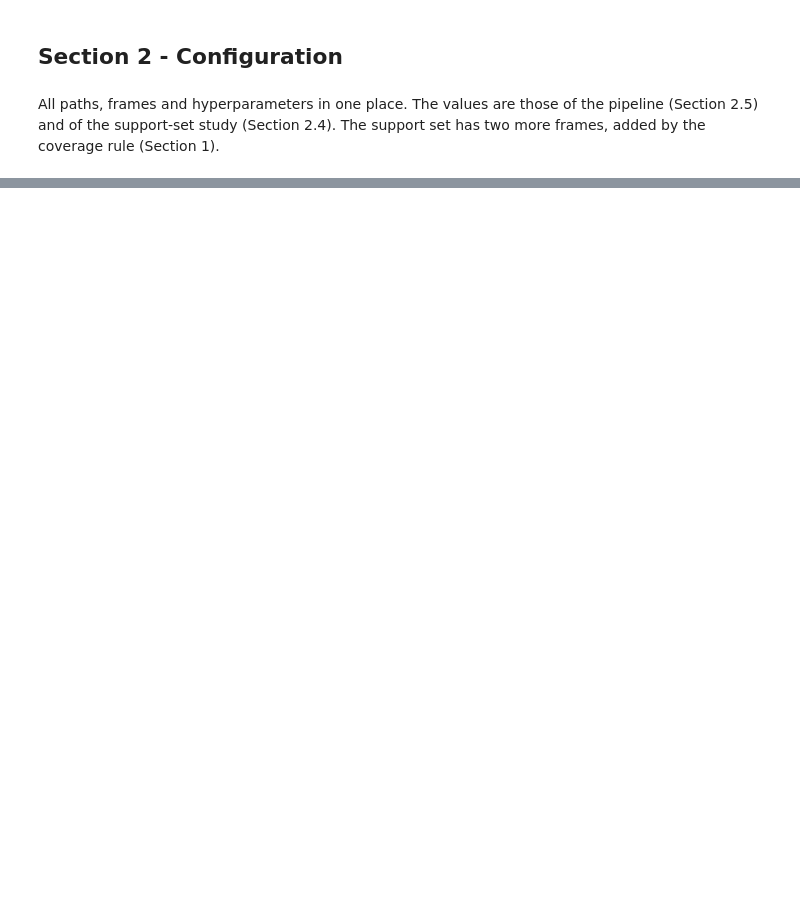
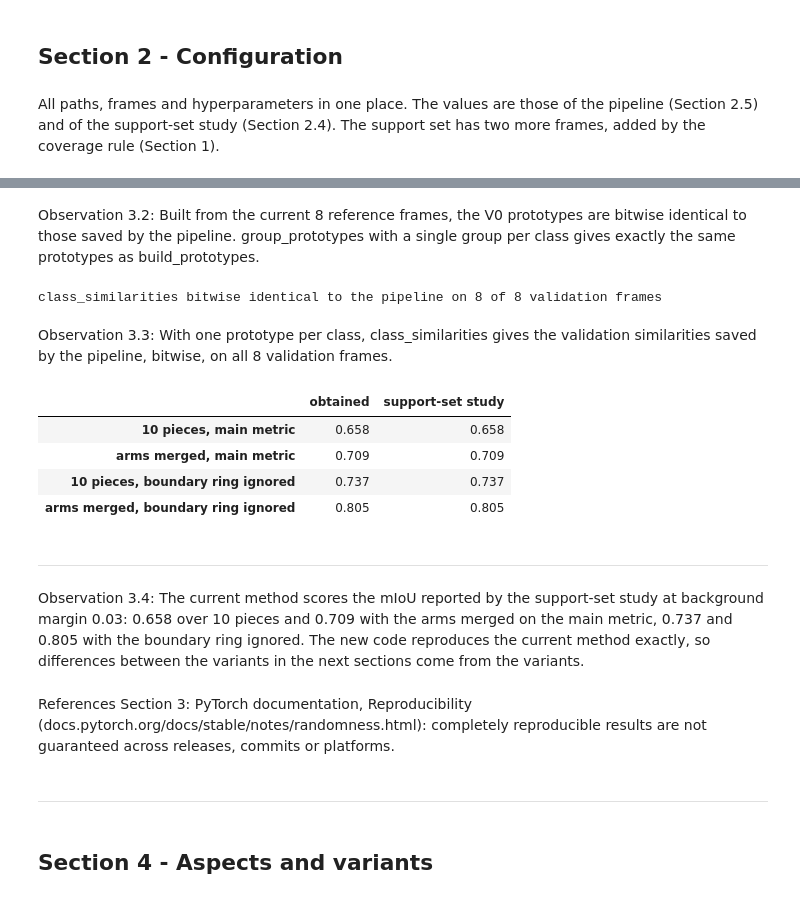
Before and after one commit to xrushofblood/vad_project, a Jupyter notebook: notebooks/phase_1_multi_prototype_study.ipynb, the cells around one changed output, grey strips where cells are left out. Drawn from its saved outputs; the diff is of its cells as text; code cells hidden in the pictures; blank space fills up the shorter version.

```diff
--- a/notebooks/phase_1_multi_prototype_study.ipynb
+++ b/notebooks/phase_1_multi_prototype_study.ipynb
@@ -48,0 +292,65 @@ import matplotlib.patches as mpatches
+# %% [markdown]
+Observation 3.2: Built from the current 8 reference frames, the V0 prototypes are bitwise identical to those saved by the pipeline. group_prototypes with a single group per class gives exactly the same prototypes as build_prototypes.
+# %%
+# 3.3 Validation frames: ground truth (support-set study, Section 4.2), features, and similarities with V0
+# computed by class_similarities, compared with the file saved by the pipeline (stored by frame name)
+with np.load(PIPELINE_SIMILARITIES_PATH) as data:
+    pipeline_similarities = {key: data[key] for key in data.files if key.endswith("__similarities")}
+
+identical = []
+for val in VALIDATION_FRAMES:
+    image_path, json_path = frame_path(val["frame"]), frame_path(val["frame"], ".json")
+    check_annotation(image_path, json_path)
+    image = Image.open(image_path).convert("RGB")
+    val["features"], size = extractor.extract(image)
+    val["gt_labels"], _ = patch_label_grid(rasterize_annotation(json_path, GT_LABELS, size), PATCH_SIZE, MIN_LABEL_COVERAGE)
+    val["gt_tolerant"] = ignore_boundary_ring(val["gt_labels"], BOUNDARY_RING)
+    val["excluded_ids"] = {CLASS_NAMES.index(name) for name in val.get("exclude", set())}
+    similarities = class_similarities(val["features"], matrix_v0, owners_v0, chunk=PROTOTYPE_CHUNK)
+    identical.append(np.array_equal(similarities, pipeline_similarities[f"{val['frame']}__similarities"]))
+
+EXCLUDED = [val["excluded_ids"] for val in VALIDATION_FRAMES]
+print(f"class_similarities bitwise identical to the pipeline on {sum(identical)} of {len(identical)} validation frames")
+# %% [output]
+class_similarities bitwise identical to the pipeline on 8 of 8 validation frames
+# %% [markdown]
+Observation 3.3: With one prototype per class, class_similarities gives the validation similarities saved by the pipeline, bitwise, on all 8 validation frames.
+# %%
+# 3.4 Evaluation for any variant (prototype matrix + class of each row) and bootstrap resamples
+def predict(features, prototypes, owners, margin):
+    """Patch labels: highest similarity among the prototypes of each class, then the background margin."""
+    return assign_labels(class_similarities(features, prototypes, owners, chunk=PROTOTYPE_CHUNK), margin)
+
+
+def evaluate(prototypes, owners, margin, gt_key="gt_labels"):
+    """Per-frame confusion matrices on the validation frames. gt_key: "gt_labels" or "gt_tolerant"."""
+    return [confusion_matrix(val[gt_key], predict(val["features"], prototypes, owners, margin))
+            for val in VALIDATION_FRAMES]
+
+
+rng = np.random.default_rng(RANDOM_SEED)
+BOOTSTRAP_INDICES = rng.integers(0, len(VALIDATION_FRAMES), size=(N_BOOTSTRAP, len(VALIDATION_FRAMES)))
+
+conf_v0 = {gt_key: evaluate(matrix_v0, owners_v0, CONFIDENCE_MARGIN, gt_key) for gt_key in ["gt_labels", "gt_tolerant"]}
+display(pd.DataFrame({
+    "obtained": [frame_miou(conf_v0["gt_labels"], EXCLUDED), frame_miou(conf_v0["gt_labels"], EXCLUDED, merge=True),
+                 frame_miou(conf_v0["gt_tolerant"], EXCLUDED), frame_miou(conf_v0["gt_tolerant"], EXCLUDED, merge=True)],
+    "support-set study": [0.658, 0.709, 0.737, 0.805],
+}, index=["10 pieces, main metric", "arms merged, main metric",
+          "10 pieces, boundary ring ignored", "arms merged, boundary ring ignored"]).round(3))
+# %% [output]
+|  | obtained | support-set study |
+| 10 pieces, main metric | 0.658 | 0.658 |
+| arms merged, main metric | 0.709 | 0.709 |
+| 10 pieces, boundary ring ignored | 0.737 | 0.737 |
+| arms merged, boundary ring ignored | 0.805 | 0.805 |
+# %% [markdown]
+------------------------------------------------------------------------------------------------------------------------------------------
+# %% [markdown]
+Observation 3.4: The current method scores the mIoU reported by the support-set study at background margin 0.03: 0.658 over 10 pieces and 0.709 with the arms merged on the main metric, 0.737 and 0.805 with the boundary ring ignored. The new code reproduces the current method exactly, so differences between the variants in the next sections come from the variants.
+# %% [markdown]
+References Section 3: PyTorch documentation, Reproducibility (docs.pytorch.org/docs/stable/notes/randomness.html): completely reproducible results are not guaranteed across releases, commits or platforms.
+# %% [markdown]
+------------------------------------------------------------------------------------------------------------------------------------------
+# %% [markdown]
+## Section 4 - Aspects and variants
```
Also changed, not shown: parts of 21 cells of this notebook.
